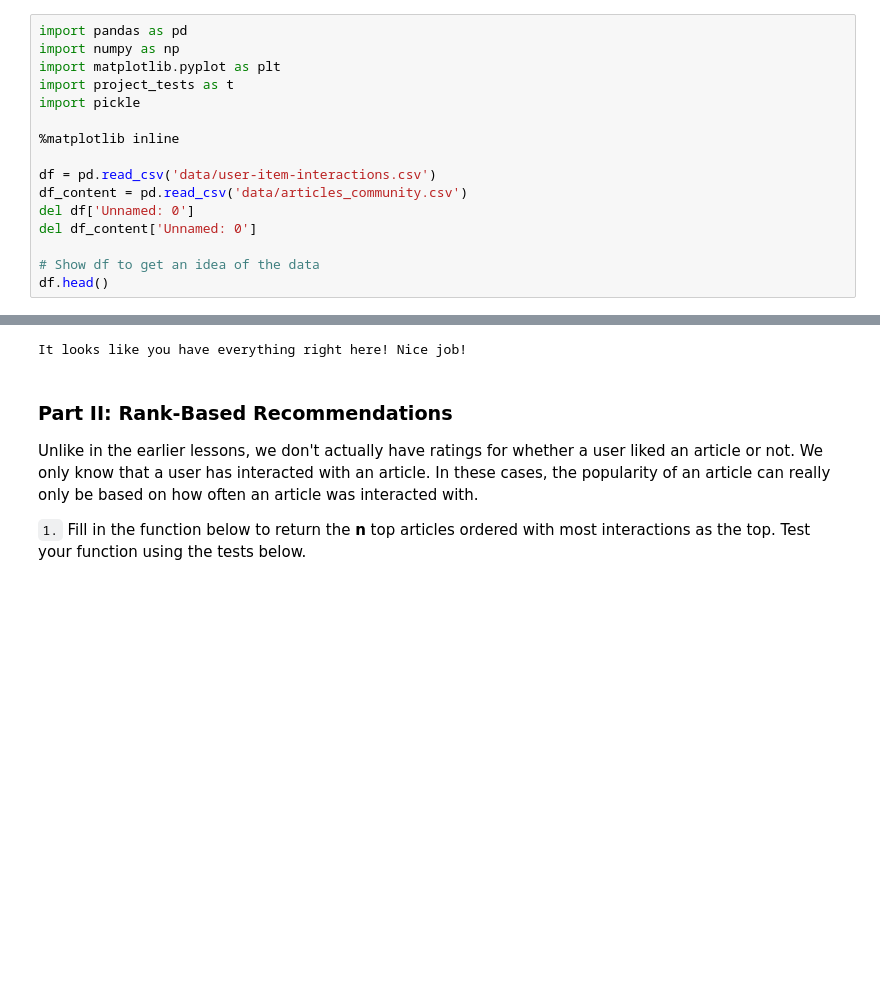
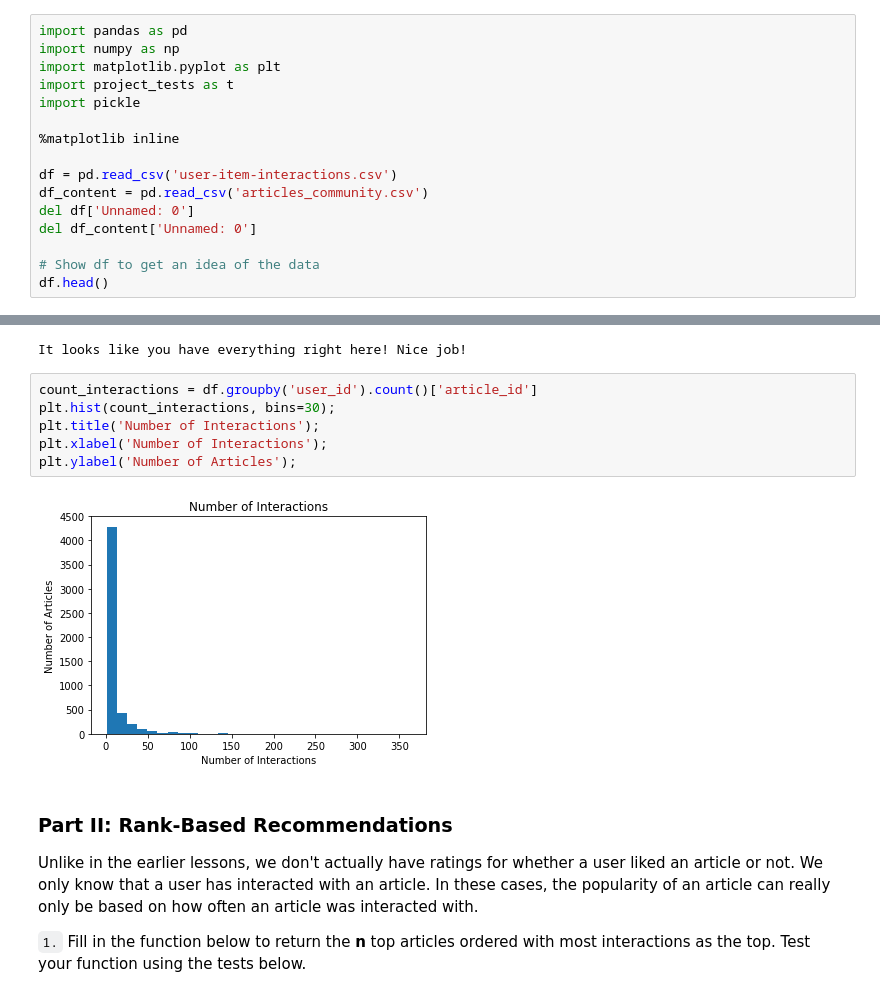
Before and after one commit to alejgo06/Recommendations_Engine_with_IBM, a Jupyter notebook: Recommendations_with_IBM_clean.ipynb, the cells around one changed output, grey strips where cells are left out. Cells and saved outputs as stored; diff of their text form; blank space fills up the shorter version.

```diff
--- a/Recommendations_with_IBM_clean.ipynb
+++ b/Recommendations_with_IBM_clean.ipynb
@@ -28,8 +31,8 @@ import pickle
 
 %matplotlib inline
 
-df = pd.read_csv('data/user-item-interactions.csv')
-df_content = pd.read_csv('data/articles_community.csv')
+df = pd.read_csv('user-item-interactions.csv')
+df_content = pd.read_csv('articles_community.csv')
 del df['Unnamed: 0']
 del df_content['Unnamed: 0']
 
@@ -180,6 +183,14 @@ sol_1_dict = {
 t.sol_1_test(sol_1_dict)
 # %% [output]
 It looks like you have everything right here! Nice job!
+# %%
+count_interactions = df.groupby('user_id').count()['article_id']
+plt.hist(count_interactions, bins=30);
+plt.title('Number of Interactions');
+plt.xlabel('Number of Interactions');
+plt.ylabel('Number of Articles');
+# %% [output]
+[figure, added]
 # %% [markdown]
 ### <a class="anchor" id="Rank">Part II: Rank-Based Recommendations</a>
 
```
Also changed, not shown: parts of 11 cells of this notebook.
